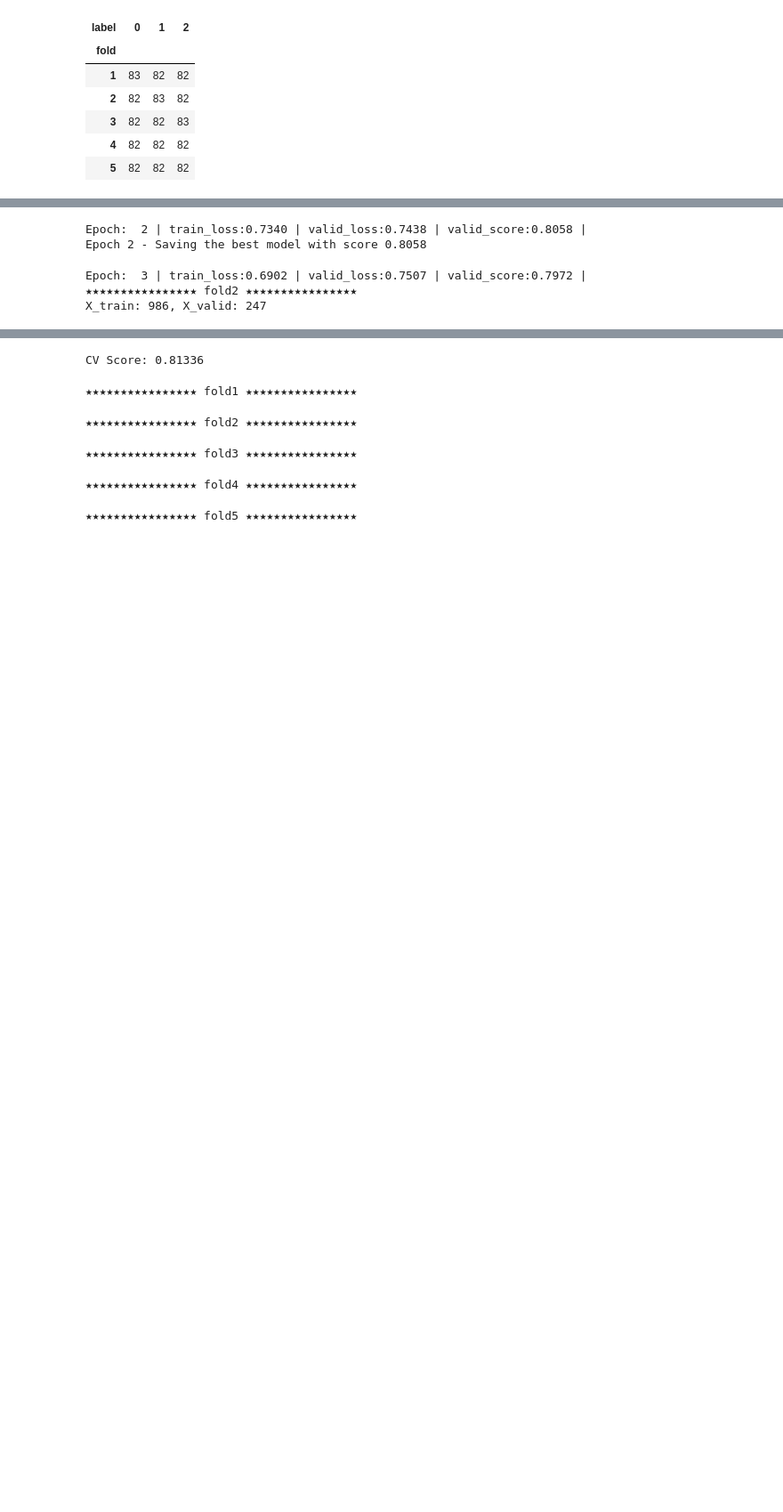
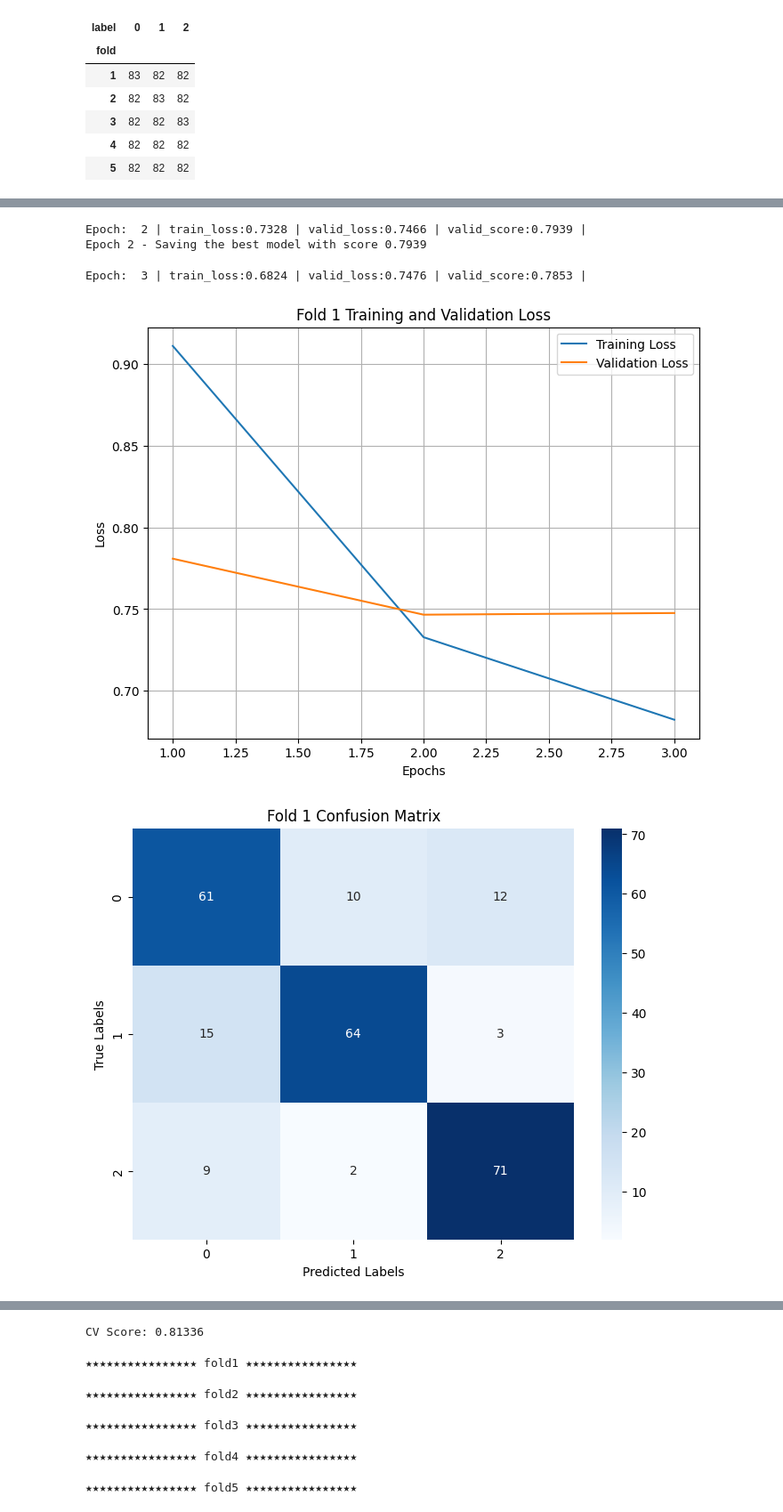
Before and after one commit to takumi19910112/google_colab, a Jupyter notebook: yama_4_transformer.ipynb, the cells around one changed output, grey strips where cells are left out. Shown at 89% size. Cells and saved outputs as stored; diff of their text form; code cells hidden in the pictures; blank space fills up the shorter version.

```diff
--- a/yama_4_transformer.ipynb
+++ b/yama_4_transformer.ipynb
@@ -546,6 +550,8 @@ for fold in range(config.n_fold):
     best_score = 0
     best_val_pred = None
     best_model_file_name = f"{OUTPUT_DIR}/{config.exp_name}_fold{fold}.pth"
+    train_losses = [] # 学習損失を記録するリスト
+    valid_losses = [] # 検証損失を記録するリスト
 
 
     for epoch in range(config.epochs):
@@ -560,8 +566,10 @@ for fold in range(config.n_fold):
             device,
             epoch
         )
+        train_losses.append(train_loss) # 学習損失を記録
 
         valid_loss, valid_pred = valid_func(valid_loader, model, criterion, device, epoch)
+        valid_losses.append(valid_loss) # 検証損失を記録
 
         valid_score = f1_score(
             X_valid['label'],
@@ -576,6 +584,28 @@ for fold in range(config.n_fold):
             best_val_pred = valid_pred
             print(f"Epoch {epoch+1} - Saving the best model with score {best_score:.4f}")
             torch.save({"model": model.state_dict(), "predictions": valid_pred}, best_model_file_name)
+    # 各fold 終了後に損失グラフを可視化する場合 (例: 最終 fold の損失グラフ)
+    epochs_range = range(1, config.epochs + 1)
+    plt.figure(figsize=(8, 6))
+    plt.plot(epochs_range, train_losses, label='Training Loss')
+    plt.plot(epochs_range, valid_losses, label='Validation Loss')
+    plt.title(f'Fold {fold+1} Training and Validation Loss')
+    plt.xlabel('Epochs')
+    plt.ylabel('Loss')
+    plt.legend()
+    plt.grid(True)
+    plt.show()
+    # 各fold 終了後に混同行列を可視化する場合 (例: 最終 fold の混同行列)
+    valid_labels = X_valid['label'] # 最終 fold の検証データの正解ラベル
+    predicted_labels = np.argmax(best_val_pred, axis=1) # 最終 fold の検証データの予測ラベル
+    cm = confusion_matrix(valid_labels, predicted_labels)
+
+    plt.figure(figsize=(8, 6))
+    sns.heatmap(cm, annot=True, fmt='d', cmap='Blues')
+    plt.title(f'Fold {fold+1} Confusion Matrix')
+    plt.xlabel('Predicted Labels')
+    plt.ylabel('True Labels')
+    plt.show()
 
     oof_prob[valid_idx] += best_val_pred
 # %% [output]
@@ -585,6 +615,6 @@ Epoch:  1 | train_loss:0.9110 | valid_loss:0.7809 | valid_score:0.7696 |
 Epoch 1 - Saving the best model with score 0.7696
-Epoch:  2 | train_loss:0.7340 | valid_loss:0.7438 | valid_score:0.8058 |
-Epoch 2 - Saving the best model with score 0.8058
+Epoch:  2 | train_loss:0.7328 | valid_loss:0.7466 | valid_score:0.7939 |
+Epoch 2 - Saving the best model with score 0.7939
-Epoch:  3 | train_loss:0.6902 | valid_loss:0.7507 | valid_score:0.7972 |
-★★★★★★★★★★★★★★★★ fold2 ★★★★★★★★★★★★★★★★
-X_train: 986, X_valid: 247
+Epoch:  3 | train_loss:0.6824 | valid_loss:0.7476 | valid_score:0.7853 |
+[figure, added]
+[figure, added]
```
Also changed, not shown: parts of 3 cells of this notebook.
